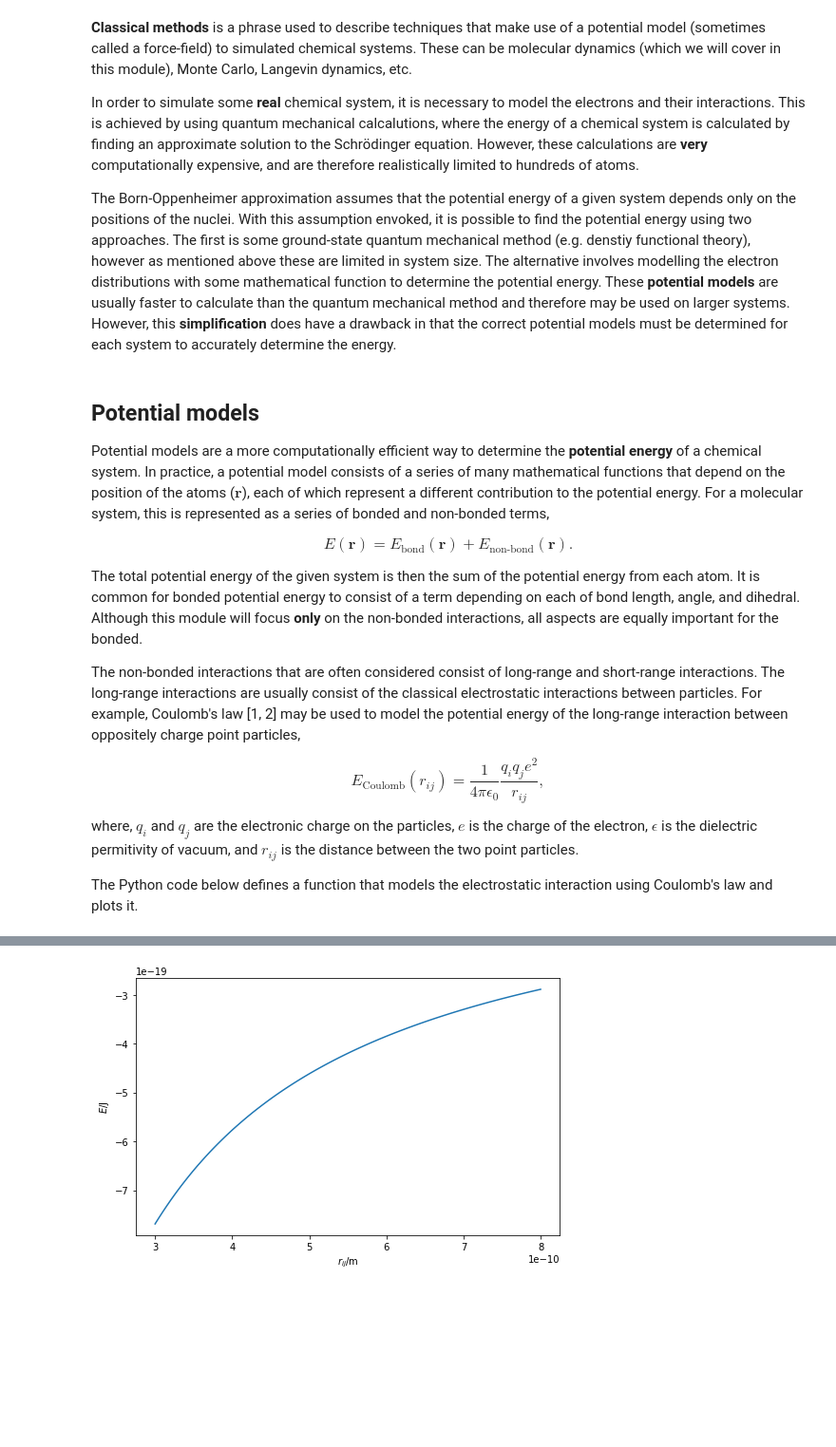
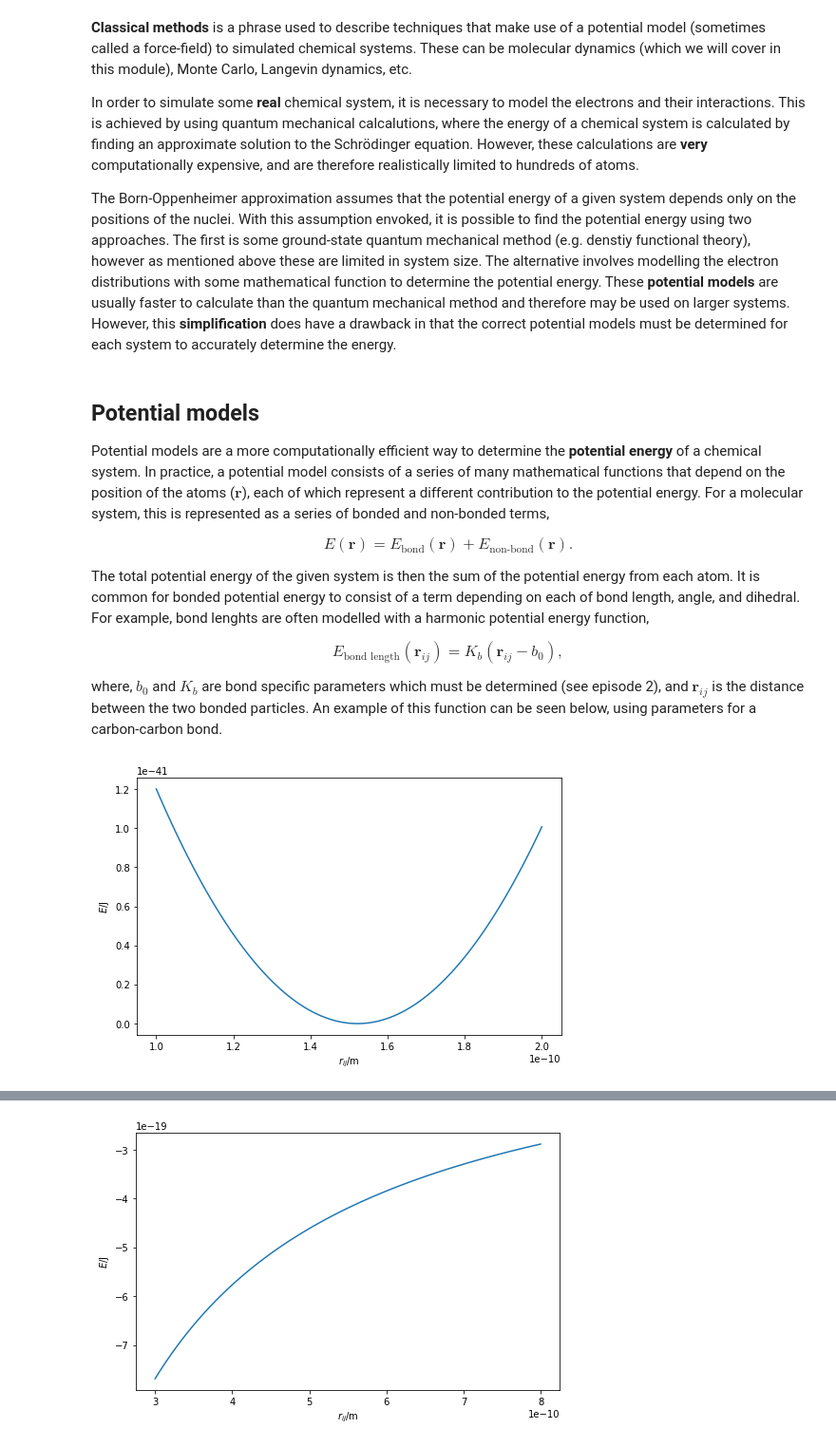
Before and after one commit to timsnow/sim_and_scat, a Jupyter notebook: notebooks_plain/01_episode.ipynb, the cells around one changed output, grey strips where cells are left out. Shown at 95% size. Saved outputs shown, nothing was run; the diff lists cells and outputs as text; code cells hidden in the pictures; blank space fills up the shorter version.

Commit message:
a bit on bonded potentials

```diff
--- a/notebooks_plain/01_episode.ipynb
+++ b/notebooks_plain/01_episode.ipynb
@@ -34,14 +34,42 @@ $$ E(\mathbf{r}) = E_{\text{bond}}(\mathbf{r}) + E_{\text{non-bond}}(\mathbf{r})
 
 The total potential energy of the given system is then the sum of the potential energy from each atom.
 It is common for bonded potential energy to consist of a term depending on each of bond length, angle, and dihedral.
-Although this module will focus **only** on the non-bonded interactions, all aspects are equally important for the bonded.
+For example, bond lenghts are often modelled with a harmonic potential energy function,
 
-The non-bonded interactions that are often considered consist of long-range and short-range interactions.
-The long-range interactions are usually consist of the classical electrostatic interactions between particles.
-For example, Coulomb's law [1, 2] may be used to model the potential energy of the long-range interaction between oppositely charge point particles,
+$$ E_{\text{bond length}}(\mathbf{r}_{ij}) = K_b(\mathbf{r}_{ij} - b_0), $$
 
-$$ E_{\text{Coulomb}}(r_{ij}) = \frac{1}{4\pi\epsilon_0}\frac{q_iq_je^2}{r_{ij}}, $$
-
-where, $q_i$ and $q_j$ are the electronic charge on the particles, $e$ is the charge of the electron, $\epsilon$ is the dielectric permitivity of vacuum, and $r_{ij}$ is the distance between the two point particles.
-
-The Python code below defines a function that models the electrostatic interaction using Coulomb's law and plots it.
+where, $b_0$ and $K_b$ are bond specific parameters which must be determined (see episode 2), and $\mathbf{r}_{ij}$ is the distance between the two bonded particles.
+An example of this function can be seen below, using parameters for a carbon-carbon bond.
+# %%
+%matplotlib inline
+import numpy as np
+import matplotlib.pyplot as plt
+
+def bonded(kb, b0, rij):
+    """
+    Calculation of the potential energy of a bond.
+
+    Parameters
+    ----------
+    kb: float
+        Bond force constant (units: k)
+    b0: float
+        Equilibrium bond length
+    rij: float
+        Distance between two atoms
+
+    Returns
+    float
+        Energy of the bonded interaction
+    """
+    return kb * (rij - b0) ** 2
+
+r = np.linspace(1e-10, 2e-10, 100)
+fig = plt.figure(figsize=(8, 5))
+ax = fig.add_subplot(111)
+ax.plot(r, bonded(4.4049e-21, 1.522e-10, r))
+ax.set_xlabel(r'$r_{ij}$/m')
+ax.set_ylabel(r'$E$/J')
+plt.show()
+# %% [output]
+[figure, added]
```
Also changed, not shown: parts of 2 cells of this notebook.
